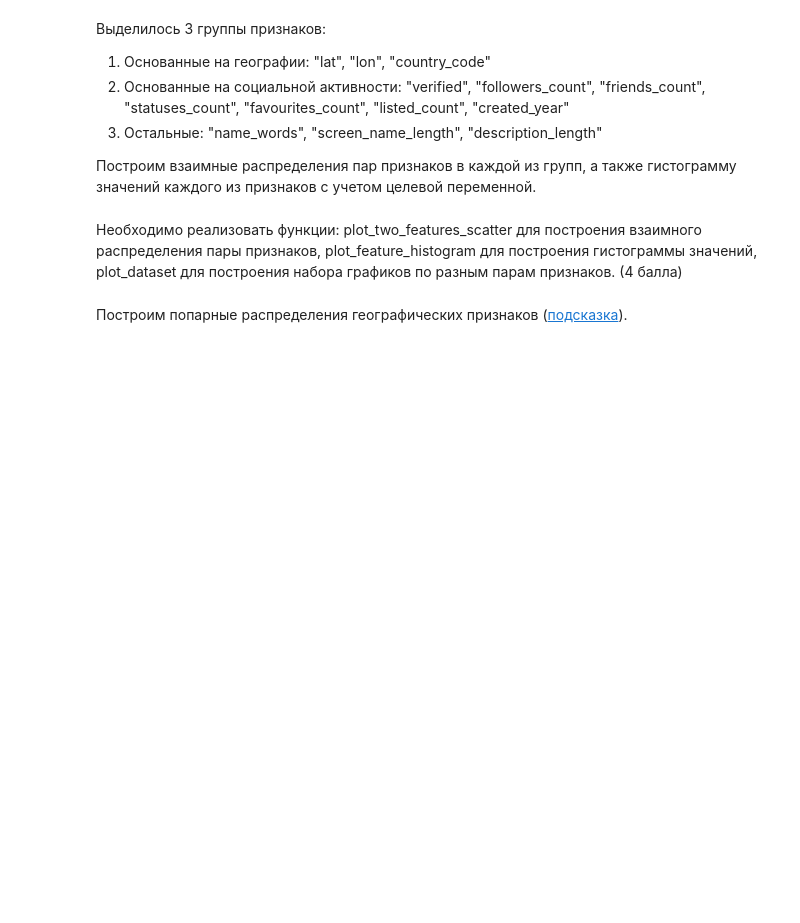
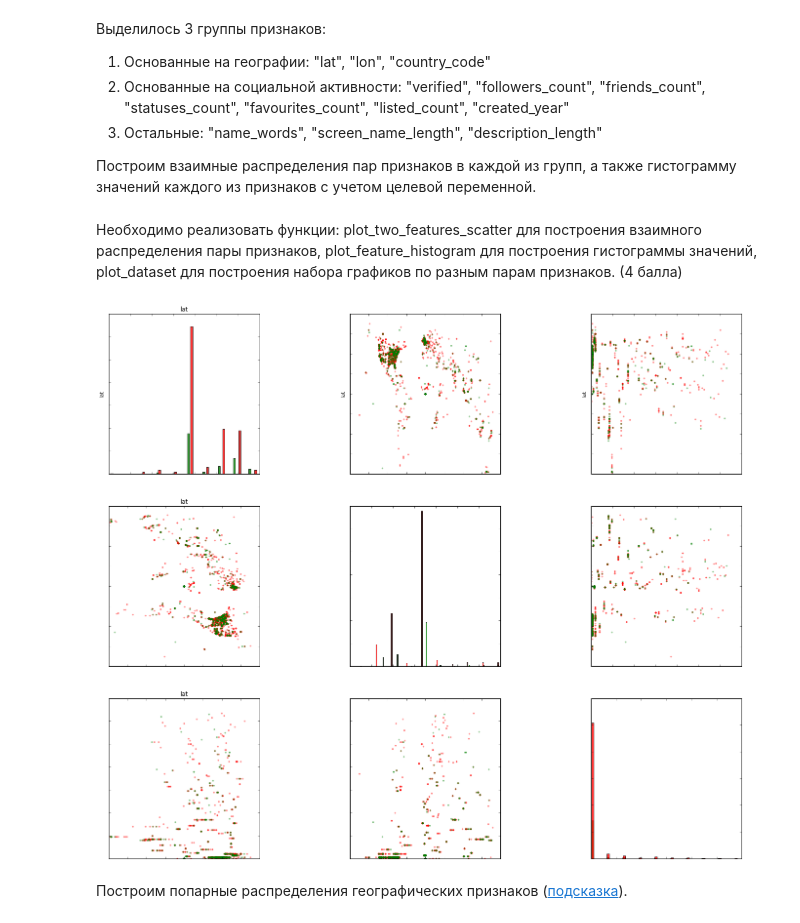
Before and after one commit to anton192/sphere_1.2_homework, a Jupyter notebook: lesson 2/homework/homework-2-st.ipynb, the cells around one changed output. Drawn from its saved outputs; the diff is of its cells as text; code cells hidden in the pictures; blank space fills up the shorter version.

Commit message:
[HW2] Add multiply graphs

```diff
--- a/lesson 2/homework/homework-2-st.ipynb
+++ b/lesson 2/homework/homework-2-st.ipynb
@@ -144,3 +102,47 @@ def plot_dataset(x, y, features):
+# %%
+def plot_two_features_scatter(x_i, x_j, y):
+    pl.plot(x_j[y == 1], x_i[y == 1], alpha=0.4, marker='.', color='r', ls='')
+    pl.plot(x_j[y == 0], x_i[y == 0], alpha=0.4, marker='.', color='g', ls='')
+    pass
+
+def plot_feature_histogram(x_i, y):
+    counts, bins = np.histogram(x_i[y == 0])
+    pl.bar(bins[:-1], counts, color='g', width=2, alpha=0.8)
+    counts, bins = np.histogram(x_i[y == 1])
+    pl.bar(bins[:-1], counts, color='r', width=2, alpha=0.8)
+
+#plot_feature_histogram(df_users['lat'], y)
+
+def plot_dataset(x, y, features):
+
+    fig = plt.figure(figsize=(20, 20))
+    fig.subplots_adjust(left=0, wspace=0.6)
+
+    for i, feature_i in enumerate(features):
+        for j, feature_j in enumerate(features):
+
+            ax = fig.add_subplot(len(features), len(features), i * len(features) + j + 1)
+            ax.set_xticklabels([])
+            ax.set_yticklabels([])
+            if i == 0:
+                ax.set_ylabel(feature_i)
+            if j == 0:
+                ax.set_title(feature_j)
+
+            if i != j:
+                plot_two_features_scatter(x[:, i], x[:, j], y)
+            else:
+                plot_feature_histogram(x[:, i], y)
+
+    pl.show()
+
+geo_features_new = ["lat", "lon", "country_code"]
+geo_features = [f for f in geo_features_new if f in features]
+
+geo_feature_ind = [i for i, f in enumerate(features) if f in geo_features]
+plot_dataset(x[:, geo_feature_ind], y, geo_features)
+# %% [output]
+[figure, added]
 # %% [markdown]
 Построим попарные распределения географических признаков ([подсказка](http://stroykova.github.io/sphera/l2_1.png)).
 # %%
```
Also changed, not shown: parts of 5 cells of this notebook.
